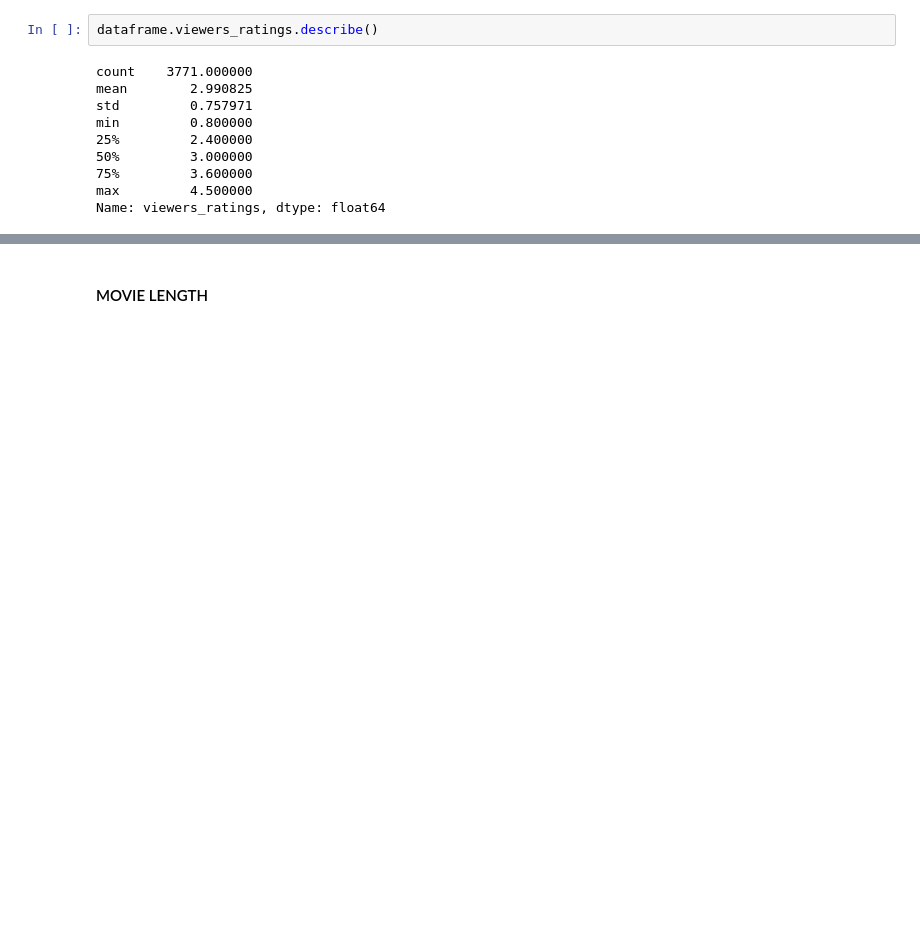
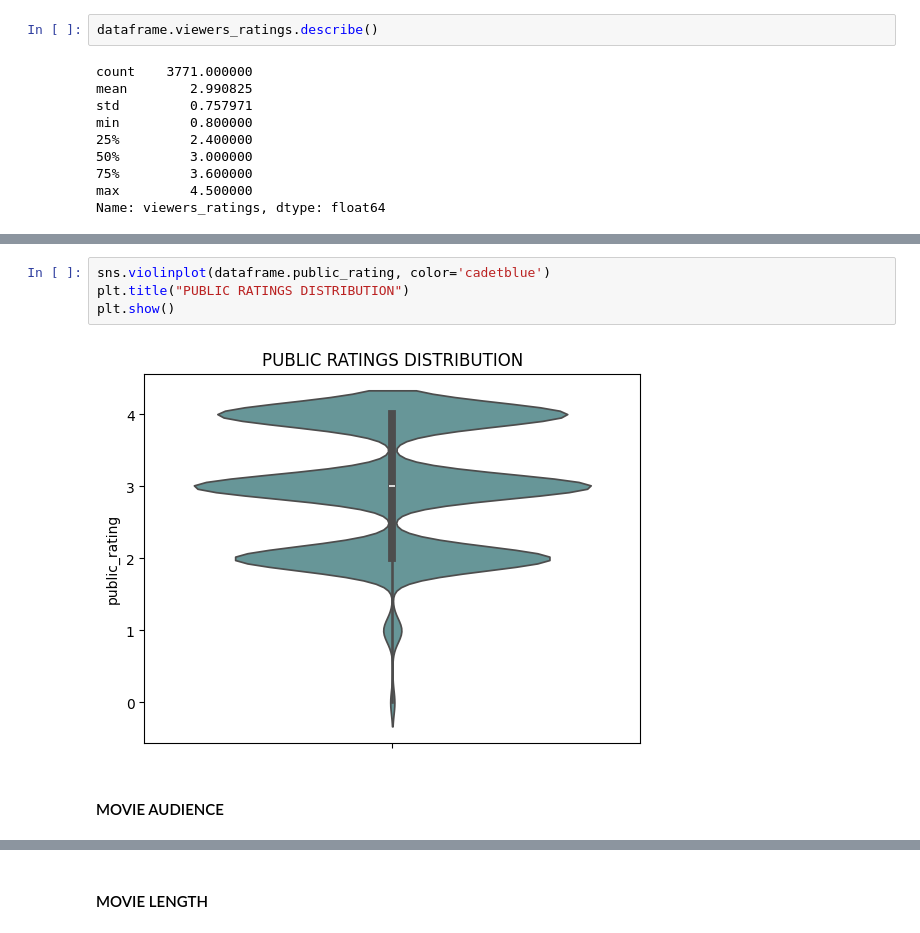
Before and after one commit to t7bo/BOX, a Jupyter notebook: eda/EDA.ipynb, the cells around one changed output, grey strips where cells are left out. Saved outputs shown, nothing was run; the diff lists cells and outputs as text; blank space fills up the shorter version.

```diff
--- a/eda/EDA.ipynb
+++ b/eda/EDA.ipynb
@@ -404,0 +433,8 @@ Il y a 18 films sans viewers_ratings dans le dataset
+# %%
+sns.violinplot(dataframe.public_rating, color='cadetblue')
+plt.title("PUBLIC RATINGS DISTRIBUTION")
+plt.show()
+# %% [output]
+[figure, added]
+# %% [markdown]
+#### MOVIE AUDIENCE
```
Also changed, not shown: parts of 38 cells of this notebook, 1 other file.
